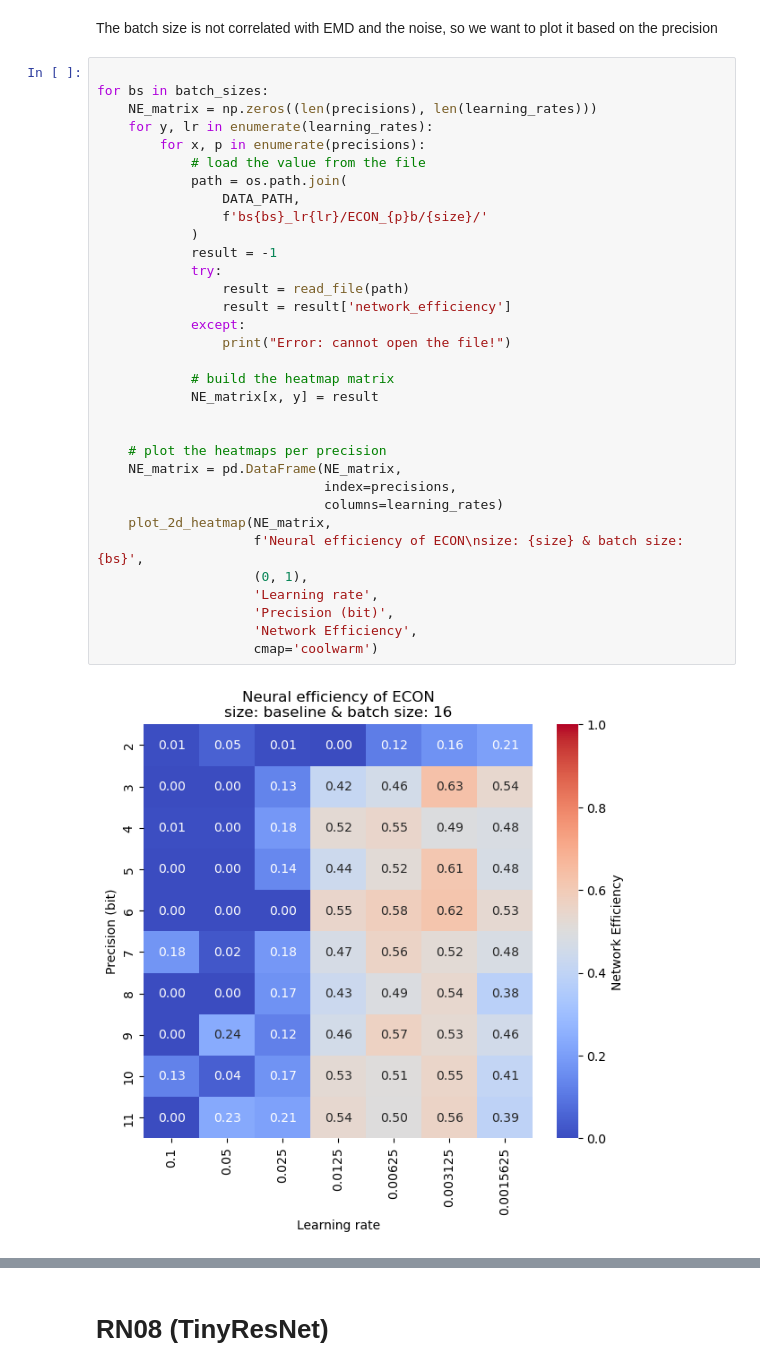
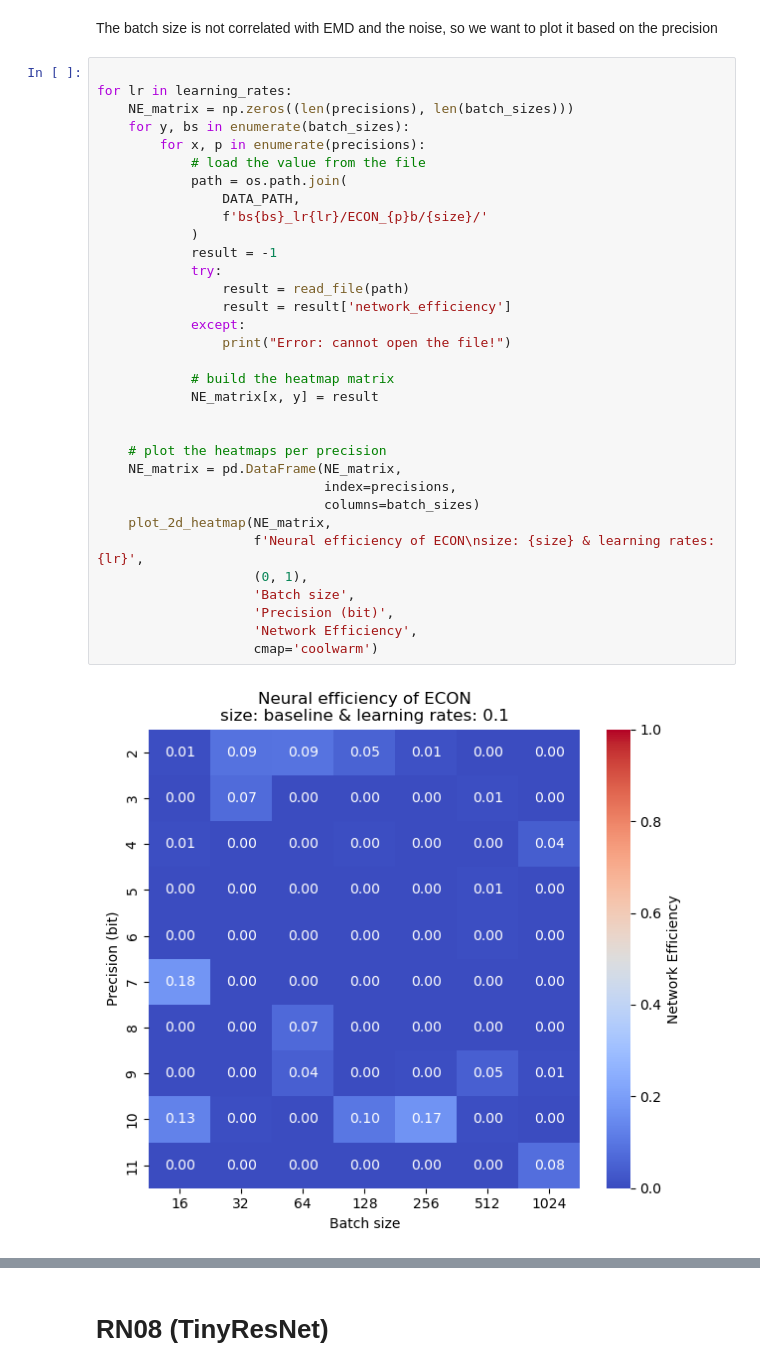
Before and after one commit to Vis4SciML/loss_landscape_taxonomy, a Jupyter notebook: workspace/notebooks/neural_efficiency_analysis.ipynb, the cells around one changed output, grey strips where cells are left out. Saved outputs shown, nothing was run; the diff lists cells and outputs as text.

```diff
--- a/workspace/notebooks/neural_efficiency_analysis.ipynb
+++ b/workspace/notebooks/neural_efficiency_analysis.ipynb
@@ -162,36 +162,36 @@ ne_distribution_df.to_csv('./results/econ/neural_efficiency.csv', index=False)
 The batch size is not correlated with EMD and the noise, so we want to plot it based on the precision
 # %%
 
-for bs in batch_sizes:
-    NE_matrix = np.zeros((len(precisions), len(learning_rates)))
-    for y, lr in enumerate(learning_rates):
+for lr in learning_rates:
+    NE_matrix = np.zeros((len(precisions), len(batch_sizes)))
+    for y, bs in enumerate(batch_sizes):
         for x, p in enumerate(precisions):
             # load the value from the file
             path = os.path.join(
                 DATA_PATH,
                 f'bs{bs}_lr{lr}/ECON_{p}b/{size}/'
             )
             result = -1
             try:
                 result = read_file(path)
                 result = result['network_efficiency']
             except:
                 print("Error: cannot open the file!")
 
             # build the heatmap matrix
             NE_matrix[x, y] = result
 
 
     # plot the heatmaps per precision
     NE_matrix = pd.DataFrame(NE_matrix,
                              index=precisions,
-                             columns=learning_rates)
+                             columns=batch_sizes)
     plot_2d_heatmap(NE_matrix,
-                    f'Neural efficiency of ECON\nsize: {size} & batch size: {bs}',
+                    f'Neural efficiency of ECON\nsize: {size} & learning rates: {lr}',
                     (0, 1),
-                    'Learning rate',
+                    'Batch size',
                     'Precision (bit)',
                     'Network Efficiency',
                     cmap='coolwarm')
 # %% [output]
-[figure, old version]
+[figure, new version]
```
Also changed, not shown: parts of 2 cells of this notebook, 15 other files.
